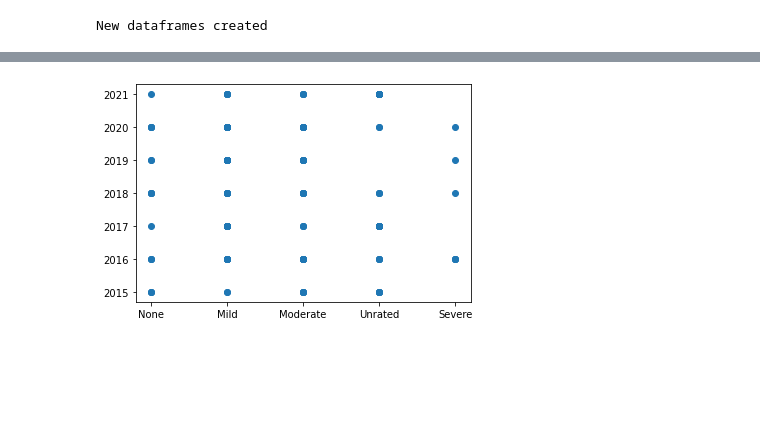
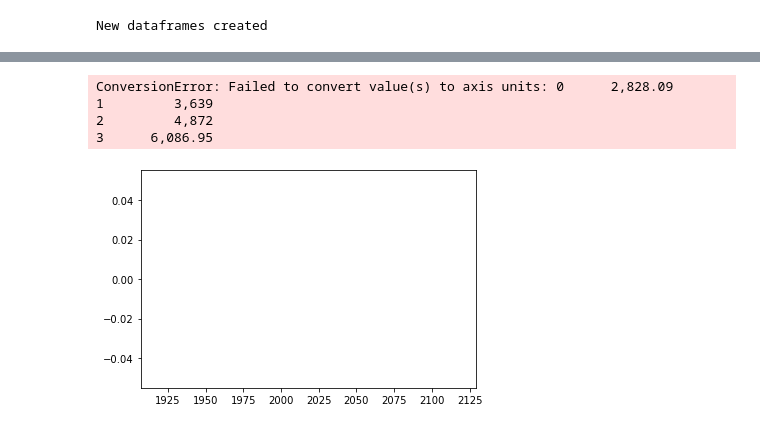
Before and after one commit to Roshni-Bala/Movies-Alcohol-Data-Analysis, a Jupyter notebook: Movies.ipynb, the cells around one changed output, grey strips where cells are left out. Cells and saved outputs as stored; diff of their text form; code cells hidden in the pictures; blank space fills up the shorter version.

```diff
--- a/Movies.ipynb
+++ b/Movies.ipynb
@@ -392,5 +380,10 @@ plt.show()
-# %%
-plt.scatter(g1['Alcoholism Displayed'],g1['Year of Release'])
-plt.show()
-# %% [output]
-[figure, removed]
+# %%
+import matplotlib.pyplot as plt
+sns.distplot(g1['Year of Release'], g2['Revenue in Crores'])
+plt.show()
+# %% [output]
+ConversionError: Failed to convert value(s) to axis units: 0      2,828.09
+1         3,639
+2         4,872
+3      6,086.95
+[figure, added]
```
Also changed, not shown: parts of 10 cells of this notebook.
